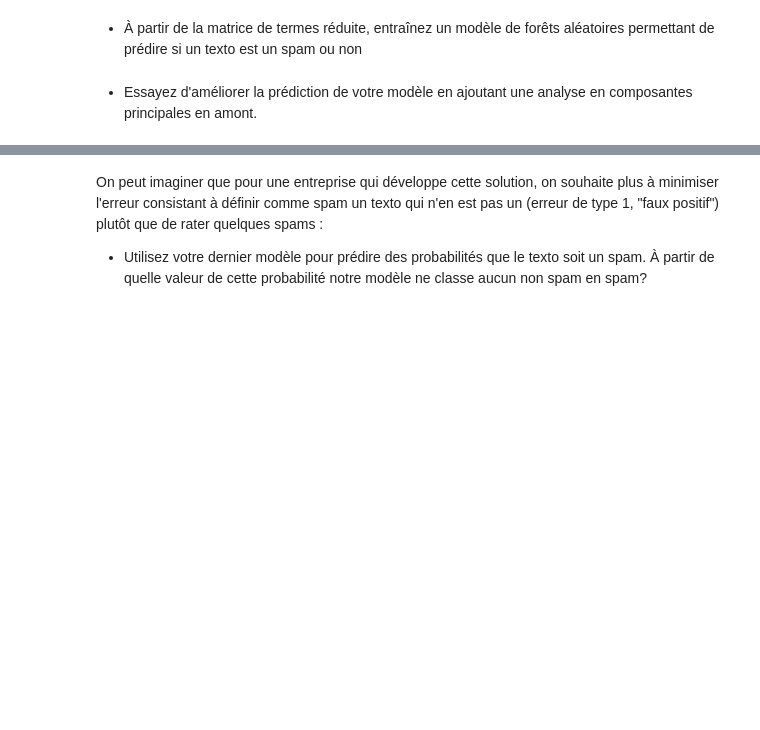
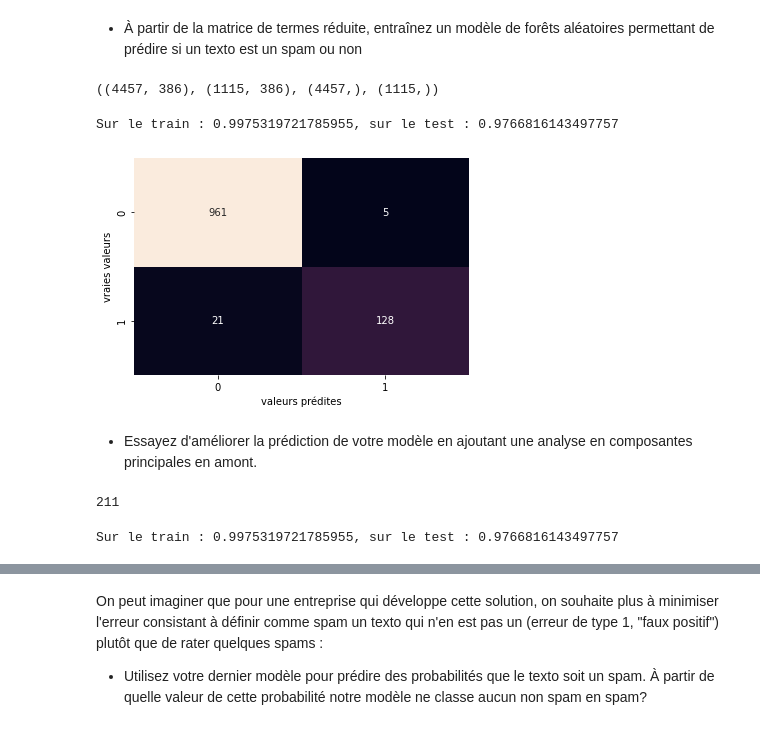
Before and after one commit to louiskuhn/IA-P2-Euskadi, a Jupyter notebook: Ressources/Machine Learning/NLP/3. NLP_classification textos.ipynb, the cells around one changed output, grey strips where cells are left out. Saved outputs shown, nothing was run; the diff lists cells and outputs as text; code cells hidden in the pictures; blank space fills up the shorter version.

Commit message:
correction classif sms + ajout analyse de sentiments

```diff
--- a/Ressources/Machine Learning/NLP/3. NLP_classification textos.ipynb
+++ b/Ressources/Machine Learning/NLP/3. NLP_classification textos.ipynb
@@ -254,5 +260,33 @@ ax2.set_title('Spam', fontdict={'size':40});
 [figure]
 # %% [markdown]
 - À partir de la matrice de termes réduite, entraînez un modèle de forêts aléatoires permettant de prédire si un texto est un spam ou non
+# %%
+# on définit les données de test et d'entraînement
+y = 1 * (dtm_df.index == 'spam')
+X_train, X_test, y_train, y_test = train_test_split(dtm_df, y, test_size=0.2, stratify=y)
+X_train.shape, X_test.shape, y_train.shape, y_test.shape
+# %% [output]
+((4457, 386), (1115, 386), (4457,), (1115,))
+# %%
+# on entraine la foret aléatoire et on regarde la précision
+rf = RandomForestClassifier(n_estimators=200)
+rf.fit(X_train, y_train)
+print(f"Sur le train : {rf.score(X_train, y_train)}, sur le test : {rf.score(X_test, y_test)}")
+# %% [output]
+Sur le train : 0.9975319721785955, sur le test : 0.9766816143497757
+# %%
+# on affiche la matrice de confusion
+sns.heatmap(confusion_matrix(y_test, rf.predict(X_test)), annot=True, cbar=False, fmt='d')
+plt.ylabel('vraies valeurs')
+plt.xlabel('valeurs prédites');
+# %% [output]
+[figure, added]
 # %% [markdown]
 - Essayez d'améliorer la prédiction de votre modèle en ajoutant une analyse en composantes principales en amont.
+# %%
+# On fait une ACP en conservant 90% de la variance expliquée
+pca = PCA(0.95)
+pca.fit(X_train)
+pca.n_components_
+# %% [output]
+211
@@ -258,0 +297,7 @@ ax2.set_title('Spam', fontdict={'size':40});
+# %%
+# on réentraine la foret aléatoire
+rf = RandomForestClassifier(n_estimators=200)
+rf.fit(X_train_pca, y_train)
+print(f"Sur le train : {rf.score(X_train_pca, y_train)}, sur le test : {rf.score(X_test_pca, y_test)}")
+# %% [output]
+Sur le train : 0.9975319721785955, sur le test : 0.9766816143497757
```
Also changed, not shown: parts of 9 cells of this notebook, 2 other files.
